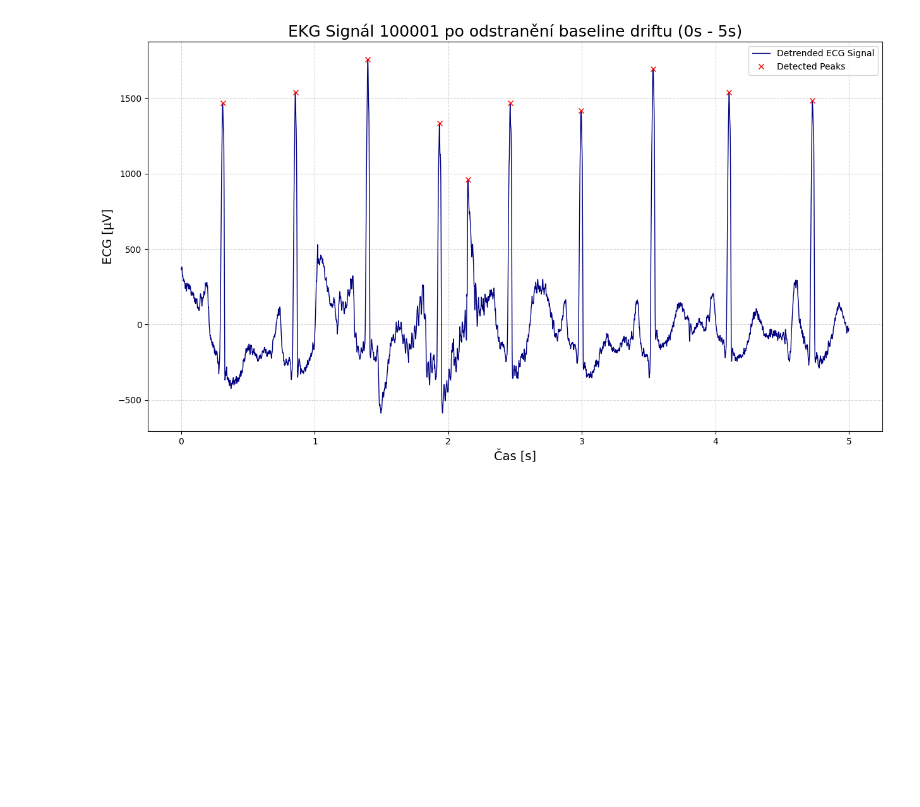
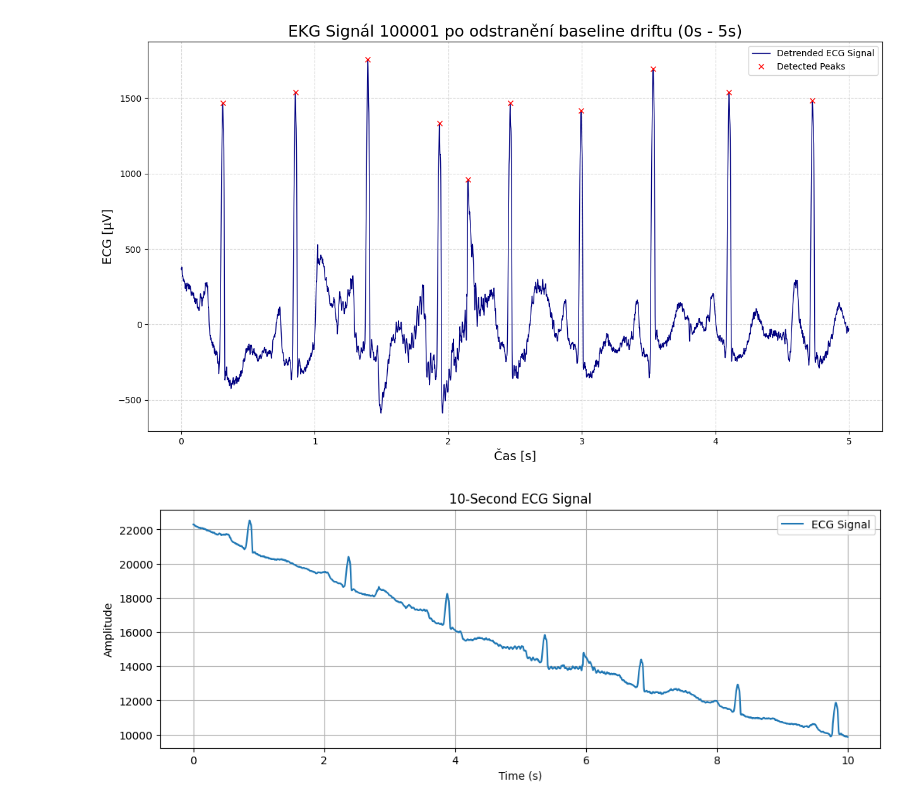
Before and after one commit to ondrejsvorc/UJEP, a Jupyter notebook: PZS/seminar_work_1/main.ipynb, the cells around one changed output. Drawn from its saved outputs; the diff is of its cells as text; code cells hidden in the pictures; blank space fills up the shorter version.

```diff
--- a/PZS/seminar_work_1/main.ipynb
+++ b/PZS/seminar_work_1/main.ipynb
@@ -150,0 +152,38 @@ plt.show()
+# %%
+import wfdb
+import matplotlib.pyplot as plt
+
+
+def ECG():
+    # Read the ECG record
+    return wfdb.rdrecord(
+        "100001_ECG"
+    )  # Ensure the file "100001_ECG" is in the current directory or specify the full path.
+
+
+Fs = 360  # Sampling frequency in Hz
+tmax = 10  # Duration in seconds
+
+# Load the ECG data
+ecg = ECG()
+
+# Access the signal from the `p_signal` attribute
+ECGsignal = ecg.p_signal[:, 0]  # Assuming the ECG data is in the first channel
+
+# Extract the required duration (10 seconds)
+ECGsample = ECGsignal[0 : Fs * tmax]
+
+# Generate time array
+time = [i / Fs for i in range(len(ECGsample))]
+
+# Plot the ECG signal
+plt.figure(figsize=(12, 4))
+plt.plot(time, ECGsample, label="ECG Signal")
+plt.title("10-Second ECG Signal")
+plt.xlabel("Time (s)")
+plt.ylabel("Amplitude")
+plt.grid(True)
+plt.legend()
+plt.show()
+# %% [output]
+[figure, added]
```
Also changed, not shown: parts of 3 cells of this notebook, 1 other file.
